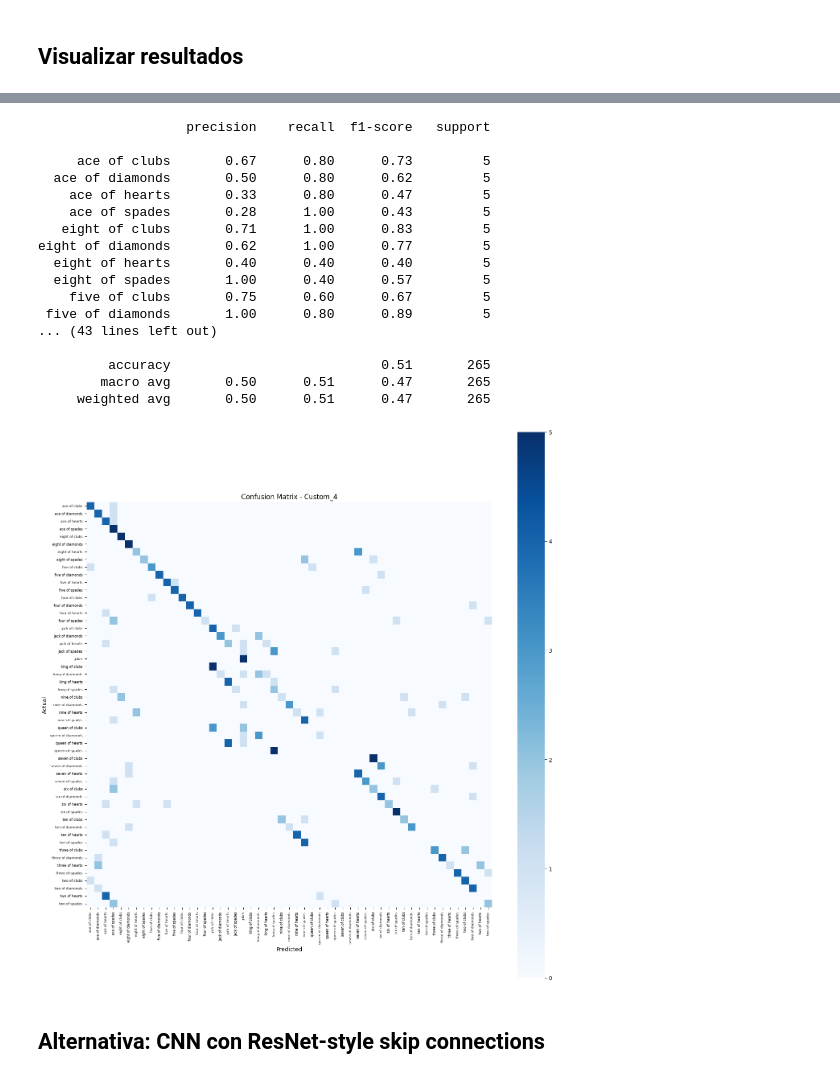
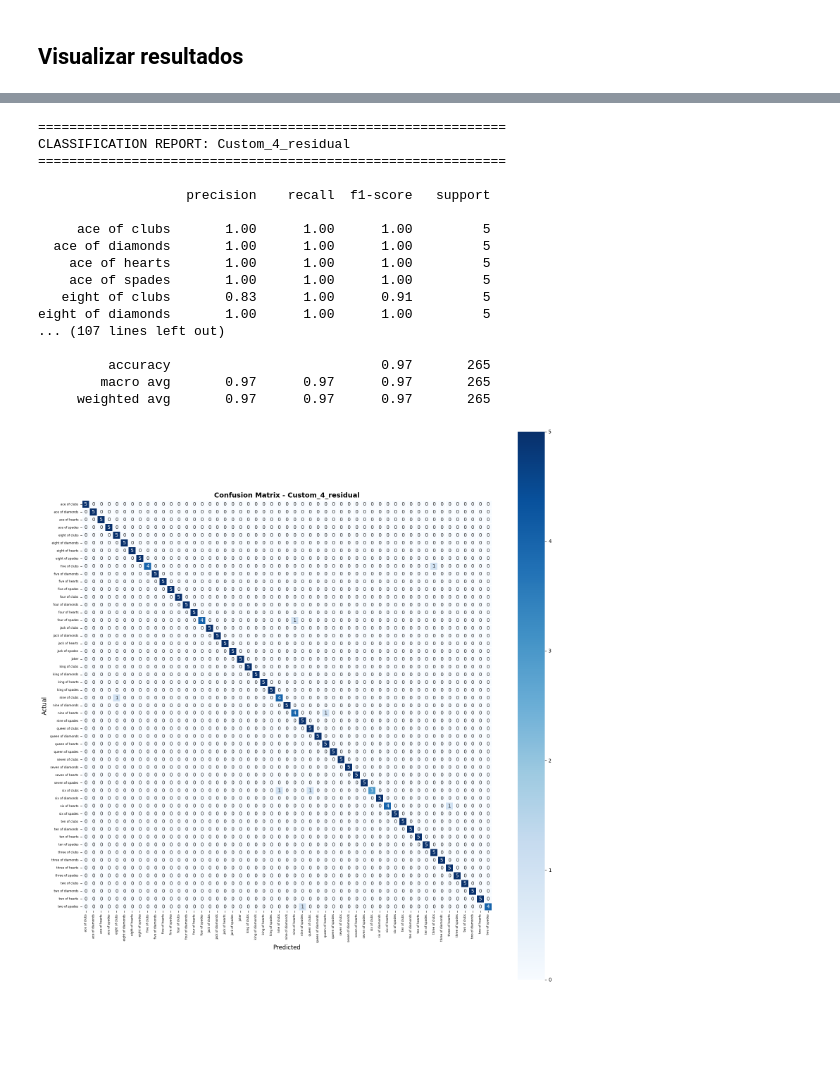
Before and after one commit to moisesbritez92/deep_learning_nbs, a Jupyter notebook: Notebooks/CNN-Cards/03_improve_custom_cnn.ipynb, the cells around one changed output, grey strips where cells are left out. Saved outputs shown, nothing was run; the diff lists cells and outputs as text; code cells hidden in the pictures; blank space fills up the shorter version.

```diff
--- a/Notebooks/CNN-Cards/03_improve_custom_cnn.ipynb
+++ b/Notebooks/CNN-Cards/03_improve_custom_cnn.ipynb
@@ -350,7 +658,7 @@ def show_report(model, dataframe):
     pred_text = [keys_array[value] for value in pred_labels]
     print(classification_report(true_text, pred_text))
 
-def show_matrix(model, dataframe):
+def show_matrix(model, dataframe, name='Model'):
     labels = dataframe.class_indices
     true_labels = dataframe.labels
     pred_labels = model.predict(dataframe, verbose=0).argmax(axis=1)
@@ -358,39 +666,43 @@ def show_matrix(model, dataframe):
     true_text = [keys_array[value] for value in true_labels]
     pred_text = [keys_array[value] for value in pred_labels]
     cf = confusion_matrix(true_text, pred_text, labels=keys_array)
-    fig, ax = plt.subplots(figsize=(14, 14))
-    sns.heatmap(cf, annot=False, square=True, cbar=True,
-                cmap=plt.cm.Blues, xticklabels=keys_array, yticklabels=keys_array, ax=ax)
-    ax.set_ylabel('Actual')
-    ax.set_xlabel('Predicted')
-    ax.set_title(f'Confusion Matrix - {name}')
+
+    fig, ax = plt.subplots(figsize=(16, 16))
+    sns.heatmap(cf, annot=True, square=True, cbar=True, fmt='',
+                cmap=plt.cm.Blues, xticklabels=keys_array, yticklabels=keys_array,
+                ax=ax, linewidths=0.1)
+    ax.set_ylabel('Actual', fontsize=12)
+    ax.set_xlabel('Predicted', fontsize=12)
+    ax.set_title(f'Confusion Matrix - {name}', fontsize=14, fontweight='bold')
     plt.xticks(rotation=90, fontsize=6)
     plt.yticks(fontsize=6)
     plt.tight_layout()
+    plt.savefig(os.path.join(path_results, f'{name}_confusion_matrix.png'), dpi=150, bbox_inches='tight')
     plt.show()
 
+print(f'\n{"="*60}')
+print(f'CLASSIFICATION REPORT: {best_name}')
+print(f'{"="*60}\n')
 show_report(best_model, test_dataset)
 # %% [output]
+============================================================
+CLASSIFICATION REPORT: Custom_4_residual
+============================================================
+
                    precision    recall  f1-score   support
 
-     ace of clubs       0.67      0.80      0.73         5
-  ace of diamonds       0.50      0.80      0.62         5
-    ace of hearts       0.33      0.80      0.47         5
-    ace of spades       0.28      1.00      0.43         5
-   eight of clubs       0.71      1.00      0.83         5
-eight of diamonds       0.62      1.00      0.77         5
-  eight of hearts       0.40      0.40      0.40         5
-  eight of spades       1.00      0.40      0.57         5
-    five of clubs       0.75      0.60      0.67         5
- five of diamonds       1.00      0.80      0.89         5
-... (43 lines left out)
+     ace of clubs       1.00      1.00      1.00         5
+  ace of diamonds       1.00      1.00      1.00         5
+    ace of hearts       1.00      1.00      1.00         5
+    ace of spades       1.00      1.00      1.00         5
+   eight of clubs       0.83      1.00      0.91         5
+eight of diamonds       1.00      1.00      1.00         5
+... (107 lines left out)
 
-         accuracy                           0.51       265
-        macro avg       0.50      0.51      0.47       265
-     weighted avg       0.50      0.51      0.47       265
+         accuracy                           0.97       265
+        macro avg       0.97      0.97      0.97       265
+     weighted avg       0.97      0.97      0.97       265
 # %%
-show_matrix(best_model, test_dataset)
+show_matrix(best_model, test_dataset, best_name)
 # %% [output]
-[figure, old version]
+[figure, new version]
-# %% [markdown]
-## Alternativa: CNN con ResNet-style skip connections
```
Also changed, not shown: parts of 28 cells of this notebook, 44 other files.
